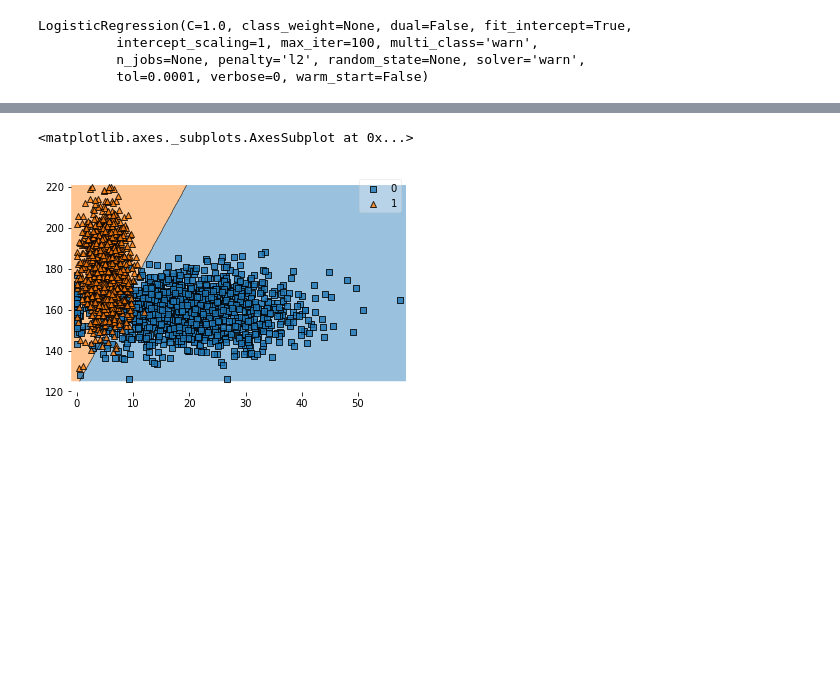
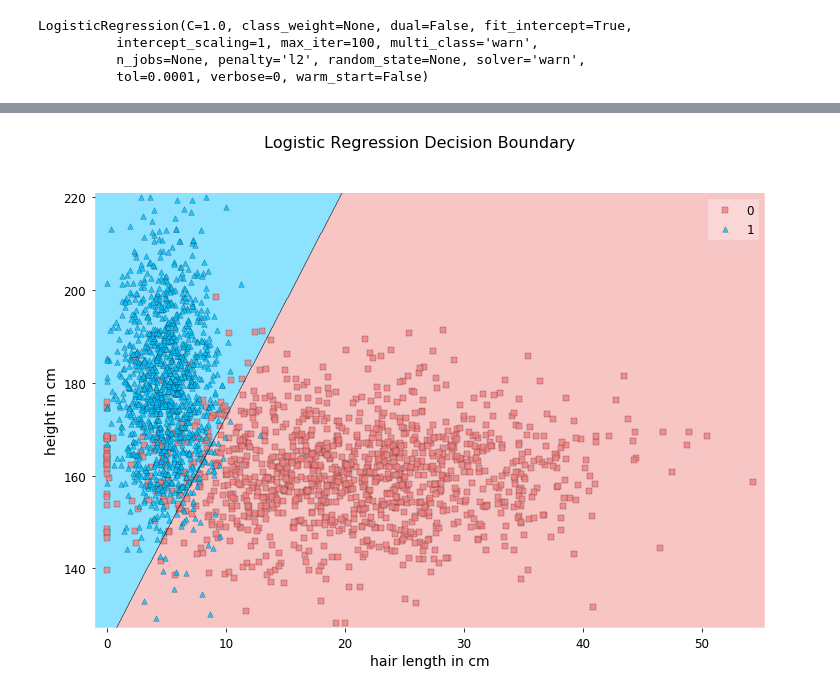
Before and after one commit to Jodahr/learning, a Jupyter notebook: logging/male_or_female.ipynb, the cells around one changed output, grey strips where cells are left out. Drawn from its saved outputs; the diff is of its cells as text; code cells hidden in the pictures; blank space fills up the shorter version.

```diff
--- a/logging/male_or_female.ipynb
+++ b/logging/male_or_female.ipynb
@@ -83,8 +110,17 @@ array([0, 1, 0, ..., 0, 1, 0])
-# %%
-plot_decision_regions(X=X_val.values, y=y_val.values, clf=clf)
-# %% [output]
-<matplotlib.axes._subplots.AxesSubplot at 0x...>
-[figure, removed]
+# %%
+# DECISION BOUNDARY PLOT
+fig, ax = plt.subplots(nrows=1, figsize=(12,8))
+plot_decision_regions(X=X_val.values, y=y_val.values, clf=clf, ax=ax, colors='lightcoral,deepskyblue', legend=True )
+fig.suptitle("Logistic Regression Decision Boundary")
+#fig.suptitle("Logistic Regression Decision Boundary")
+ax.set_xlabel('hair length in cm')
+ax.set_ylabel('height in cm')
+#fig.tight_layout()
+#legend = ax.legend(ax.get_legend(),labels=['m', 'f'])
+#legend.set
+fig.savefig('Decision_Boundary.pdf', bbox_inches='tight')
+# %% [output]
+[figure, added]
 # %%
 print(classification_report(y_val, y_pred))
 # %% [output]
```
Also changed, not shown: parts of 23 cells of this notebook.
